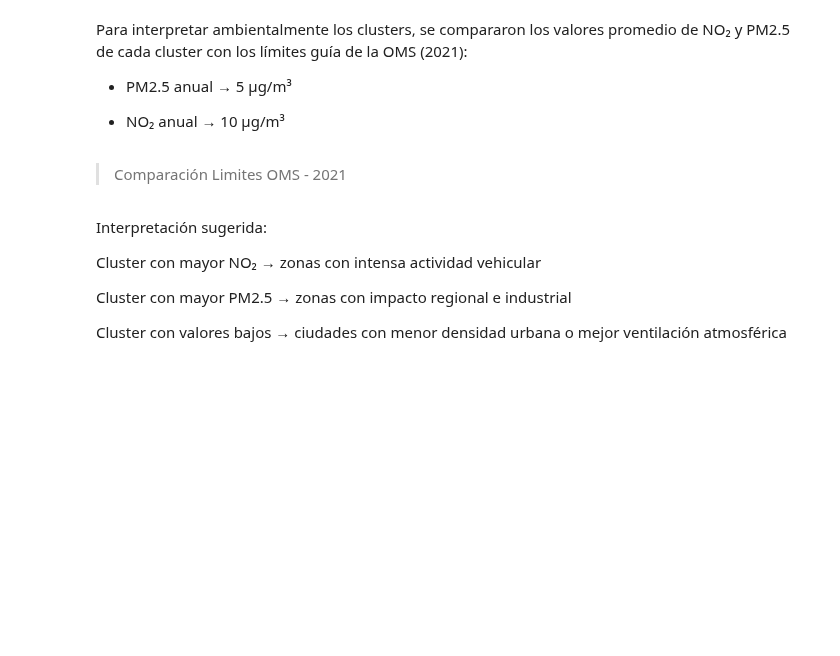
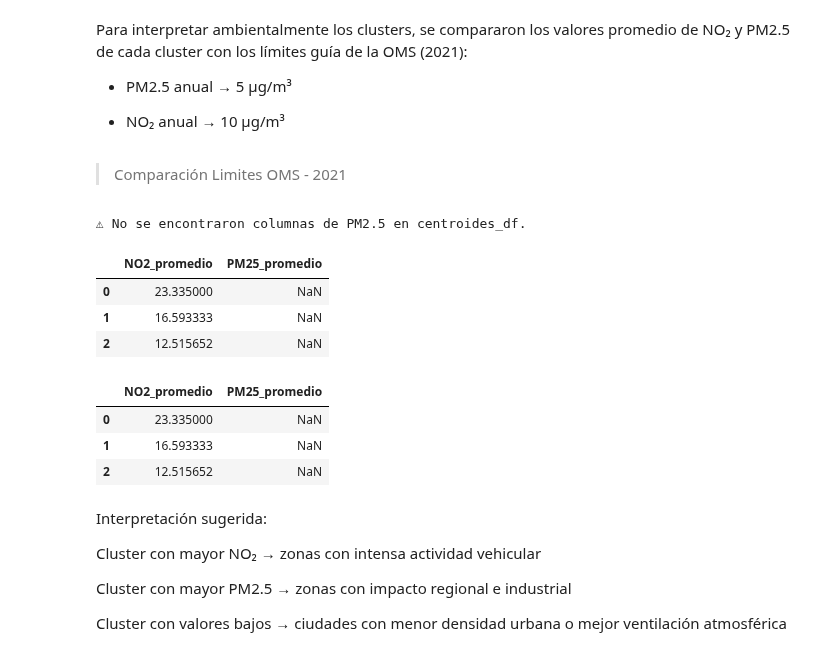
Before and after one commit to angulorojasmariaclaudia-coder/TRABAJO-FINAL-TECNICAS-DE-CIENCIAS-DE-DATOS, a Jupyter notebook: Informe_Final.ipynb, the cells around one changed output. Cells and saved outputs as stored; diff of their text form; code cells hidden in the pictures; blank space fills up the shorter version.

```diff
--- a/Informe_Final.ipynb
+++ b/Informe_Final.ipynb
@@ -558,19 +560,3 @@ Estas variables se estandarizaron mediante la técnica *z-score* utilizando Stan
-# %%
-from sklearn.preprocessing import StandardScaler
-import pandas as pd
-
-# Selección de columnas de interés
-features = [col for col in df_final.columns if 'NO2' in col or 'PM25' in col]
-
-X = df_final[features]
-
-# Estandarización
-scaler = StandardScaler()
-X_scaled = scaler.fit_transform(X)
-
-# Guardamos el DataFrame estandarizado por claridad
-df_scaled = pd.DataFrame(X_scaled, columns=features)
-df_scaled.head()
 # %% [markdown]
 ####**6.3. Determinación del número óptimo de clusters (K)**
 # %% [markdown]
@@ -703,10 +699,36 @@ Para interpretar ambientalmente los clusters, se compararon los valores promedio
 
 
 > Comparación Limites OMS - 2021
+# %%
+# --- Calcular promedio de NO2 ---
+cols_no2 = [c for c in centroides_df.columns if 'NO2' in c and 'promedio' not in c]
+centroides_df['NO2_promedio'] = centroides_df[cols_no2].mean(axis=1)
+
+# --- Detectar columnas de PM2.5 automáticamente ---
+cols_pm25 = [
+    c for c in centroides_df.columns
+    if any(key in c for key in ['PM25', 'PM_25', 'PM2_5'])
+       and 'promedio' not in c
+]
+
+# --- Calcular promedio de PM2.5 (solo si existen columnas) ---
+if cols_pm25:
+    centroides_df['PM25_promedio'] = centroides_df[cols_pm25].mean(axis=1)
+else:
+    print("⚠ No se encontraron columnas de PM2.5 en centroides_df.")
+
+# Mostrar resultado
+centroides_df[['NO2_promedio', 'PM25_promedio']]
+# %% [output]
+⚠ No se encontraron columnas de PM2.5 en centroides_df.
+|  | NO2_promedio | PM25_promedio |
+| 0 | 23.335000 | NaN |
+| 1 | 16.593333 | NaN |
+| 2 | 12.515652 | NaN |
 # %%
 # Promedios por cluster
 centroides_df['NO2_promedio'] = centroides_df[[c for c in centroides_df.columns if 'NO2' in c]].mean(axis=1)
-centroides_df['PM25_promedio'] = centroides_df[[c for c in centroides_df.columns if 'PM25' in c]].mean(axis=1)
+centroides_df['PM25_promedio'] = centroides_df[[c for c in centroides_df.columns if 'PM2_5' in c]].mean(axis=1)
 
 oms_limits = pd.DataFrame({
     'OMS_NO2': [10],
@@ -714,6 +736,11 @@ oms_limits = pd.DataFrame({
 })
 
 centroides_df[['NO2_promedio', 'PM25_promedio']]
+# %% [output]
+|  | NO2_promedio | PM25_promedio |
+| 0 | 23.335000 | NaN |
+| 1 | 16.593333 | NaN |
+| 2 | 12.515652 | NaN |
 # %% [markdown]
 Interpretación sugerida:
 
```
Also changed, not shown: parts of 12 cells of this notebook.
